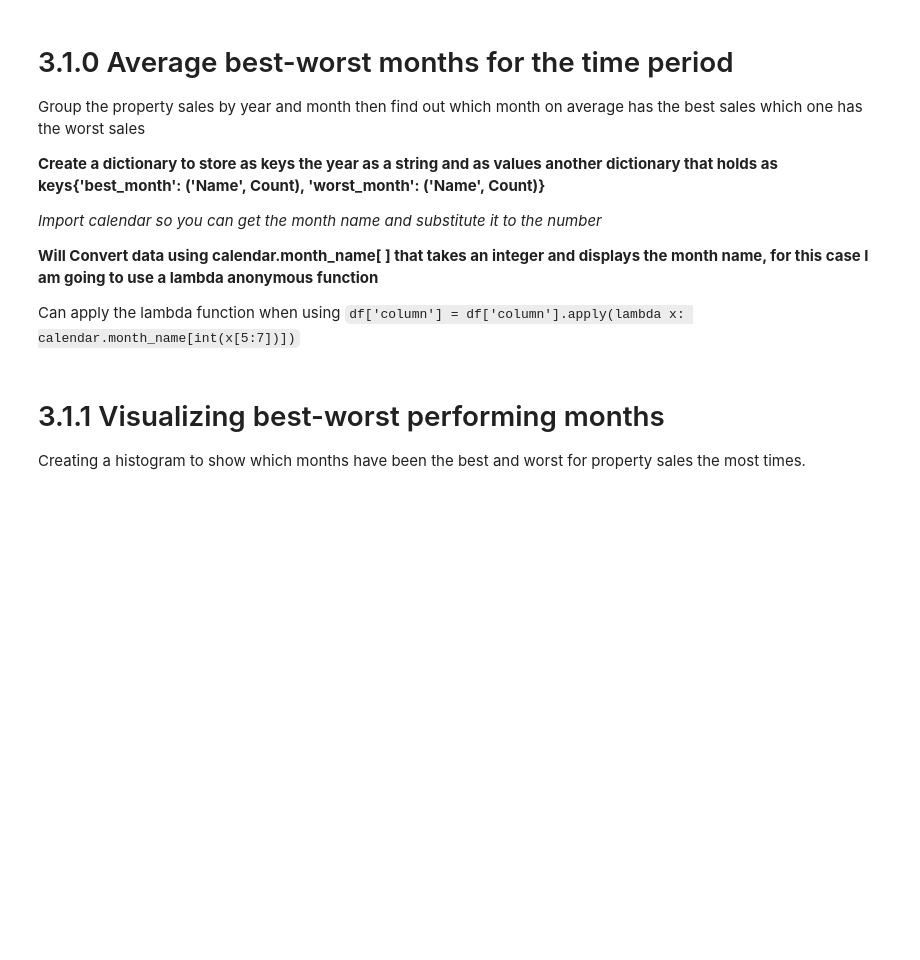
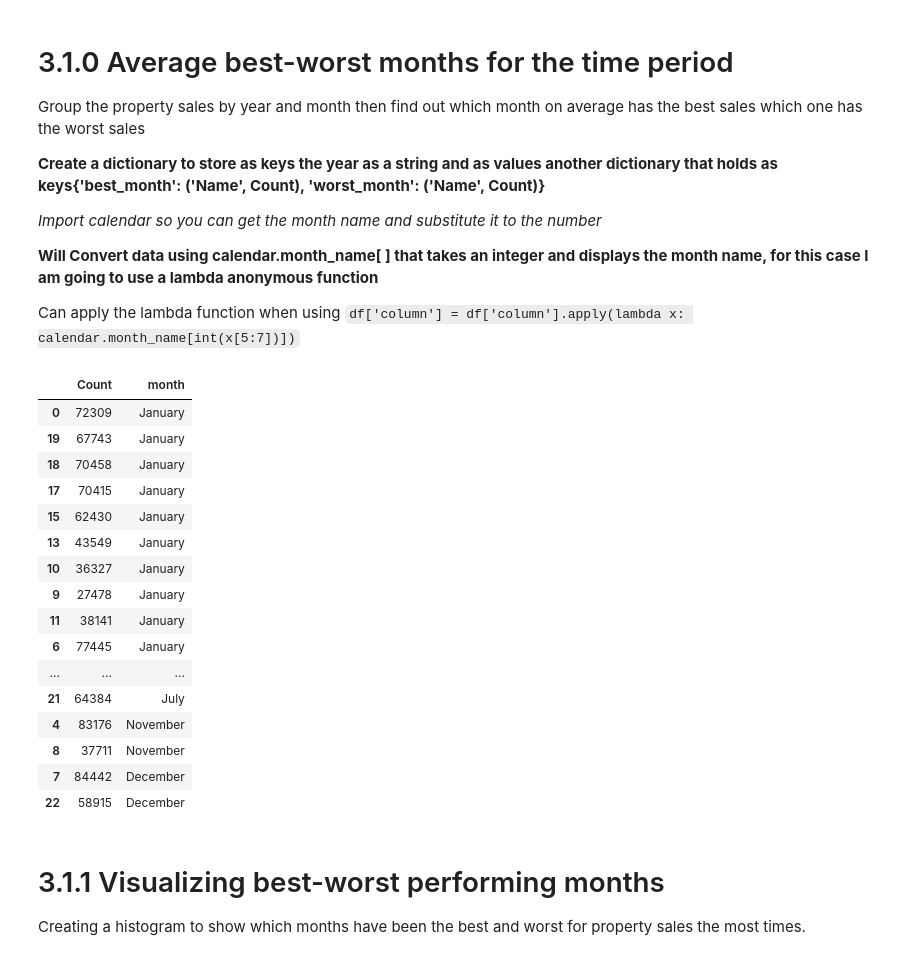
Before and after one commit to Dan-Mihaylov/Economic-Data-Analysis, a Jupyter notebook: uk_house_market_data_analysis.ipynb, the cells around one changed output. Saved outputs shown, nothing was run; the diff lists cells and outputs as text; code cells hidden in the pictures; blank space fills up the shorter version.

```diff
--- a/uk_house_market_data_analysis.ipynb
+++ b/uk_house_market_data_analysis.ipynb
@@ -356,3 +387,26 @@ worst_performing_month_per_year['month'] = (
+# %%
+months_name = list(calendar.month_name[1:])
+
+worst_performing_month_per_year['month'] = pd.Categorical(worst_performing_month_per_year['month'], categories=months_name, ordered=True)
+worst_performing_month_per_year.sort_values
+# %% [output]
+|  | Count | month |
+| 0 | 72309 | January |
+| 19 | 67743 | January |
+| 18 | 70458 | January |
+| 17 | 70415 | January |
+| 15 | 62430 | January |
+| 13 | 43549 | January |
+| 10 | 36327 | January |
+| 9 | 27478 | January |
+| 11 | 38141 | January |
+| 6 | 77445 | January |
+| ... | ... | ... |
+| 21 | 64384 | July |
+| 4 | 83176 | November |
+| 8 | 37711 | November |
+| 7 | 84442 | December |
+| 22 | 58915 | December |
 # %% [markdown]
 # 3.1.1 Visualizing best-worst performing months
 Creating a histogram to show which months have been the best and worst for property sales the most times.
```
Also changed, not shown: parts of 2 cells of this notebook.
